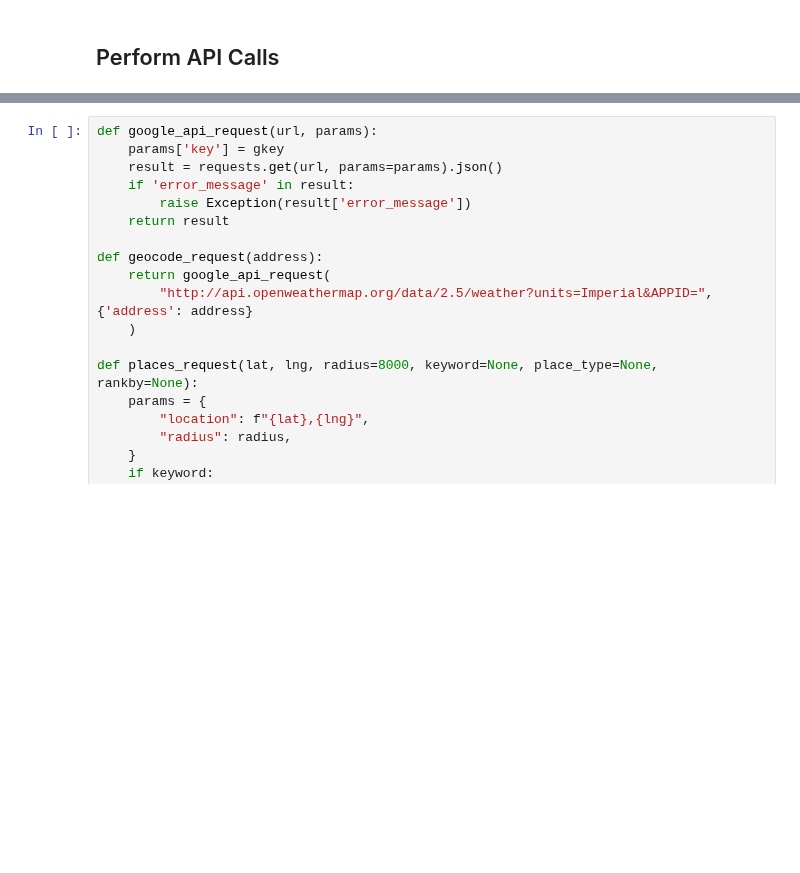
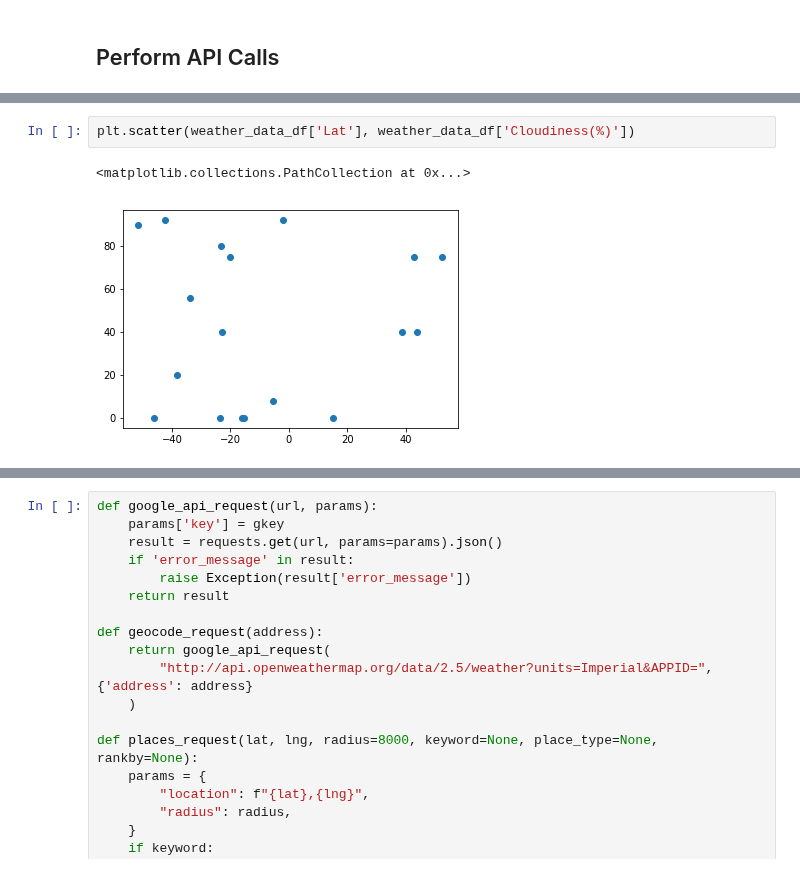
Before and after one commit to MadhukaraBS/BootCamp, a Jupyter notebook: 06-Python-APIs/Instructions/WeatherPy.ipynb, the cells around one changed output, grey strips where cells are left out. Cells and saved outputs as stored; diff of their text form; blank space fills up the shorter version.

```diff
--- a/06-Python-APIs/Instructions/WeatherPy.ipynb
+++ b/06-Python-APIs/Instructions/WeatherPy.ipynb
@@ -125,0 +147,5 @@ Weather found for city 20 husavik
+# %%
+plt.scatter(weather_data_df['Lat'], weather_data_df['Cloudiness(%)'])
+# %% [output]
+<matplotlib.collections.PathCollection at 0x...>
+[figure, added]
```
Also changed, not shown: parts of 7 cells of this notebook.
